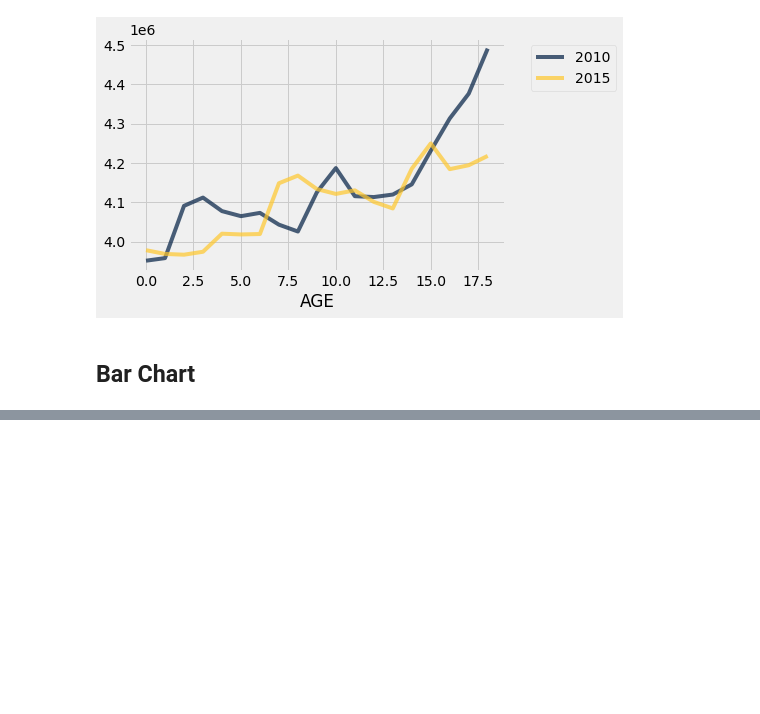
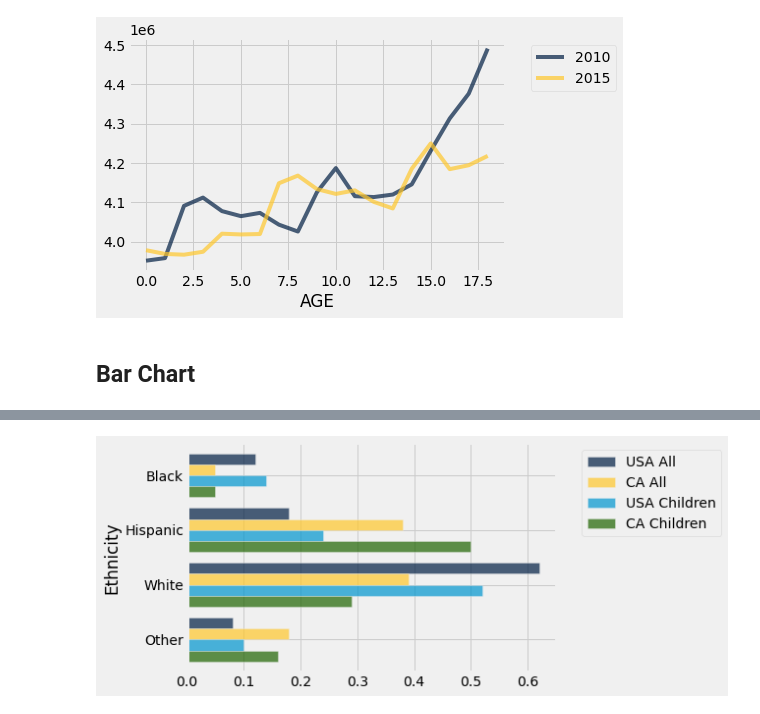
Before and after one commit to abdulbaqi/ms_python, a Jupyter notebook: viz.ipynb, the cells around one changed output, grey strips where cells are left out. Saved outputs shown, nothing was run; the diff lists cells and outputs as text; code cells hidden in the pictures; blank space fills up the shorter version.

```diff
--- a/viz.ipynb
+++ b/viz.ipynb
@@ -234,3 +234,6 @@ children.plot('AGE')
 [figure]
 # %% [markdown]
 ## Bar Chart
+# %%
+usa_ca = Table.read_table('data/usa_ca_2014.csv')
+usa_ca
@@ -236,0 +246,4 @@ children.plot('AGE')
+# %%
+usa_ca.barh('Ethnicity')
+# %% [output]
+[figure, added]
```
Also changed, not shown: parts of 3 cells of this notebook.
